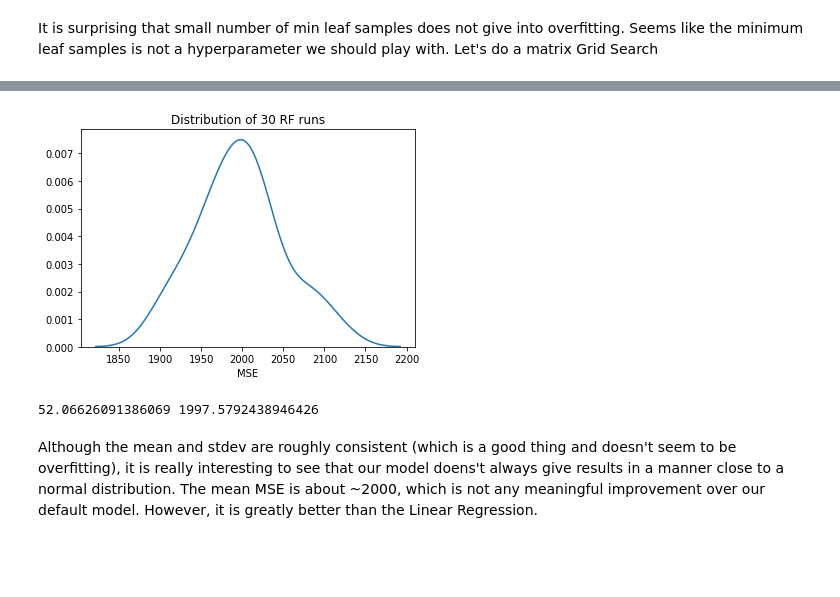
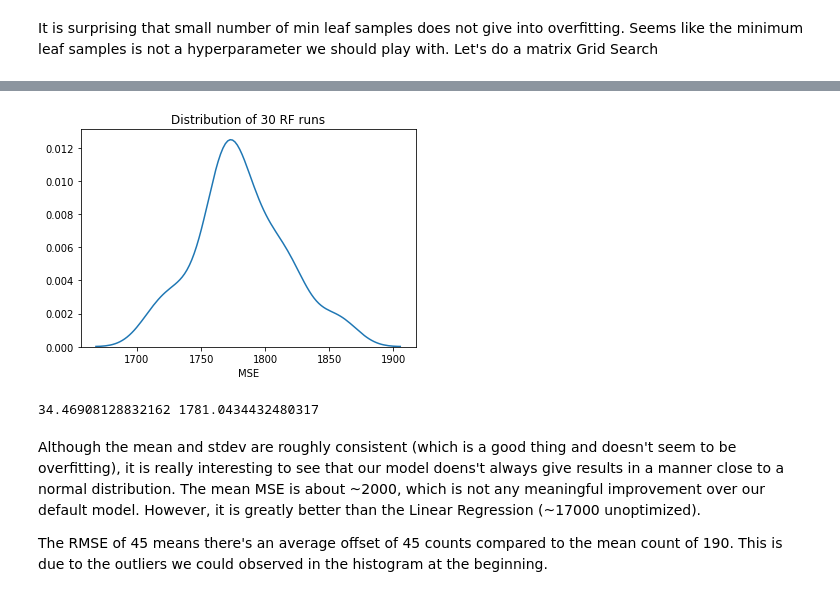
Before and after one commit to vta92/DS_projects, a Jupyter notebook: bike_rental_project/bike_rental_project.ipynb, the cells around one changed output, grey strips where cells are left out. Drawn from its saved outputs; the diff is of its cells as text; code cells hidden in the pictures; blank space fills up the shorter version.

```diff
--- a/bike_rental_project/bike_rental_project.ipynb
+++ b/bike_rental_project/bike_rental_project.ipynb
@@ -238,13 +229,12 @@ rf_grid.get_params()
 # %%
+#derive from Grid_search above, which was commented out for efficiency
 def rf_best(bike_rentals,features):
-    rf = RandomForestRegressor(min_samples_leaf=1, min_samples_split=2, n_estimators=10)
+    rf = RandomForestRegressor(min_samples_leaf=1, max_features=9, n_estimators=14)
     #doens't seem to be too different from the default
     rf.fit(train[features],train["cnt"])
     hypothesis = rf.predict(test[features])
     metric = np.mean((test['cnt'] - hypothesis)**2)
     return metric
 metric = rf_best(bike_rentals,features)
-print(metric, metric**0.5, test.cnt.mean())
-print(hypothesis[:20])
-print(test.cnt[:20])
+print("MSE: ",metric,"RMSE: ",np.sqrt(metric),"Mean Count :",test.cnt.mean()) #MSE metric
 # %% [output]
@@ -268,16 +242,18 @@ Name: cnt, dtype: int64
 # %%
 #Let's observe the variance and distribution of the metric.
 metric = []
 for i in range(30):
     metric.append(rf_best(bike_rentals,features))
-
+    rmse = np.sqrt(metric)
 sns.kdeplot(metric)
 plt.title("Distribution of 30 RF runs")
 plt.xlabel("MSE")
 plt.show()
 print(np.std(metric), np.mean(metric))
 # %% [output]
-[figure, old version]
+[figure, new version]
-52.06626091386069 1997.5792438946426
+34.46908128832162 1781.0434432480317
 # %% [markdown]
-Although the mean and stdev are roughly consistent (which is a good thing and doesn't seem to be overfitting), it is really interesting to see that our model doens't always give results in a manner close to a normal distribution. The mean MSE is about ~2000, which is not any meaningful improvement over our default model. However, it is greatly better than the Linear Regression.
+Although the mean and stdev are roughly consistent (which is a good thing and doesn't seem to be overfitting), it is really interesting to see that our model doens't always give results in a manner close to a normal distribution. The mean MSE is about ~2000, which is not any meaningful improvement over our default model. However, it is greatly better than the Linear Regression (~17000 unoptimized).
+
+The RMSE of 45 means there's an average offset of 45 counts compared to the mean count of 190. This is due to the outliers we could observed in the histogram at the beginning.
```
Also changed, not shown: parts of 35 cells of this notebook.
